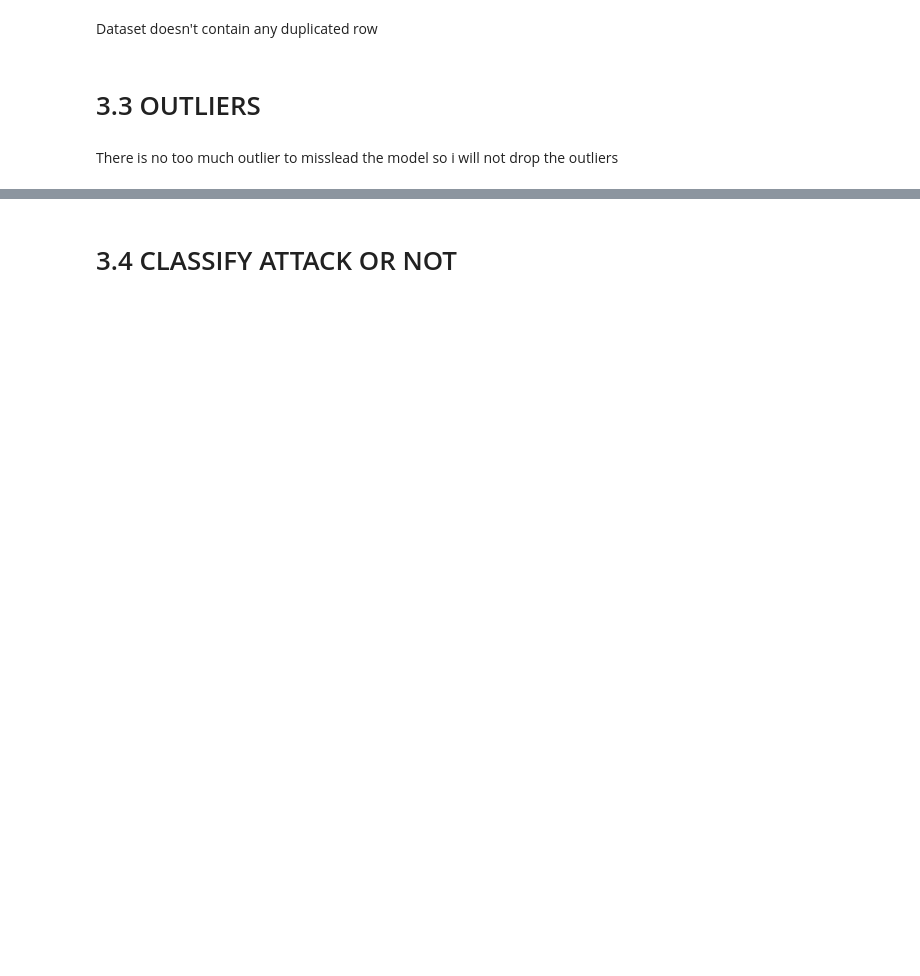
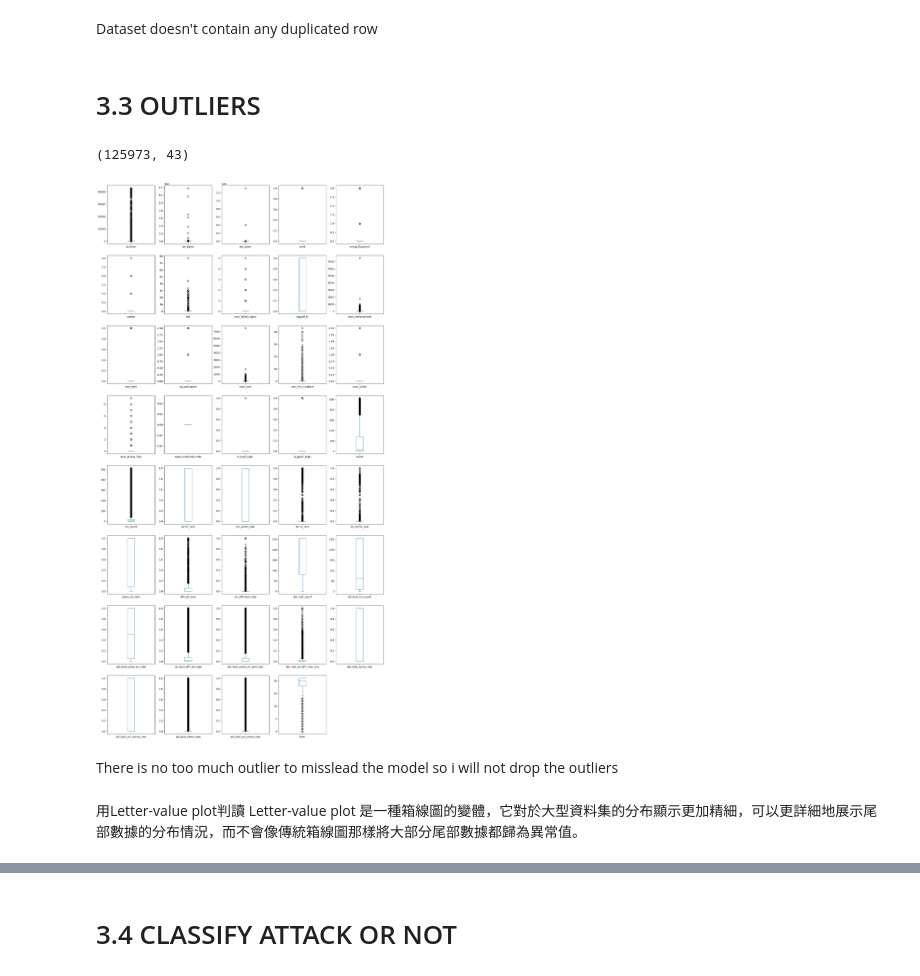
Before and after one commit to wuphwu/IDS, a Jupyter notebook: 「Intrusion_Detection_System_[NSL_KDD]」的副本.ipynb, the cells around one changed output, grey strips where cells are left out. Drawn from its saved outputs; the diff is of its cells as text; code cells hidden in the pictures; blank space fills up the shorter version.

```diff
--- a/「Intrusion_Detection_System_[NSL_KDD]」的副本.ipynb
+++ b/「Intrusion_Detection_System_[NSL_KDD]」的副本.ipynb
@@ -15,3 +17,8 @@ Data source import complete.
+# %%
+import os
+
+# 使用下載的路徑來建構檔案的完整路徑
+file_path = os.path.join(hassan06_nslkdd_path, 'KDDTrain+.txt')
 # %% [markdown]
 # Exploring the NSL-KDD Dataset: A Comprehensive Analysis About Intrusion Detection System
 
@@ -60,7 +67,7 @@ plt.rcParams["figure.figsize"] = (10,6)  # 設定 matplotlib 圖形大小
 # %% [markdown]
 # 2. READ DATASET
 # %%
-df_0 = pd.read_csv("KDDTrain+.txt")
+df_0 = df_0 = pd.read_csv(file_path, sep=',', header=None, encoding='latin-1')
 df= df_0.copy()
 df.head() # 顯示資料集前五行
 # %% [output]
@@ -162,9 +258,16 @@ Dataset doesn't contain any duplicated row
 # 3.3 OUTLIERS
 # %%
 df.shape
+# %% [output]
+(125973, 43)
 # %%
-plt.figure(figsize=(20, 40))
+# plt.figure(figsize=(20, 40))
 df.plot(kind='box', subplots=True, layout=(8, 5), figsize=(20, 40))
 plt.show()
+# %% [output]
+[figure, added]
 # %% [markdown]
 There is no too much outlier to misslead the model so i will not drop the outliers
+# %% [markdown]
+用Letter-value plot判讀
+Letter-value plot 是一種箱線圖的變體，它對於大型資料集的分布顯示更加精細，可以更詳細地展示尾部數據的分布情況，而不會像傳統箱線圖那樣將大部分尾部數據都歸為異常值。
```
Also changed, not shown: parts of 55 cells of this notebook.
